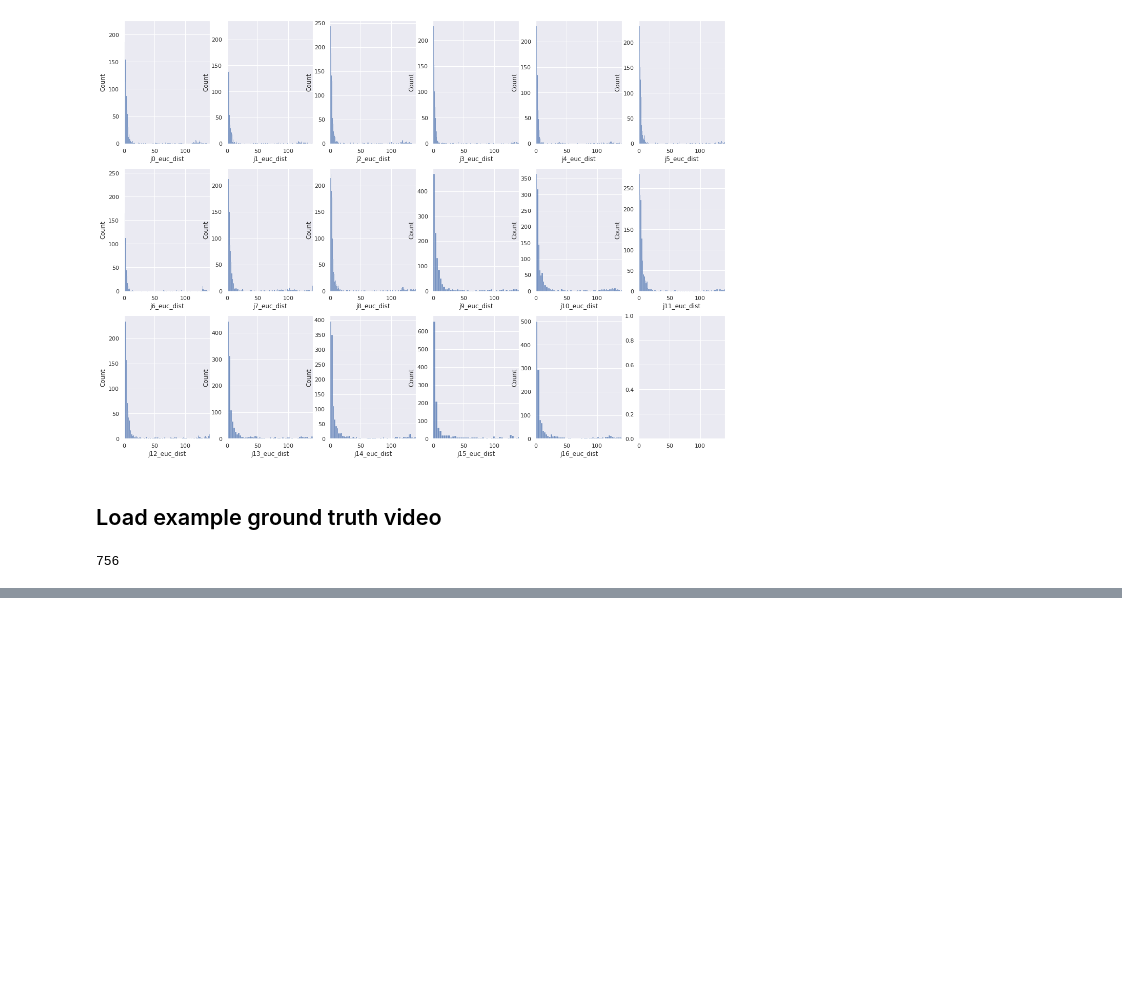
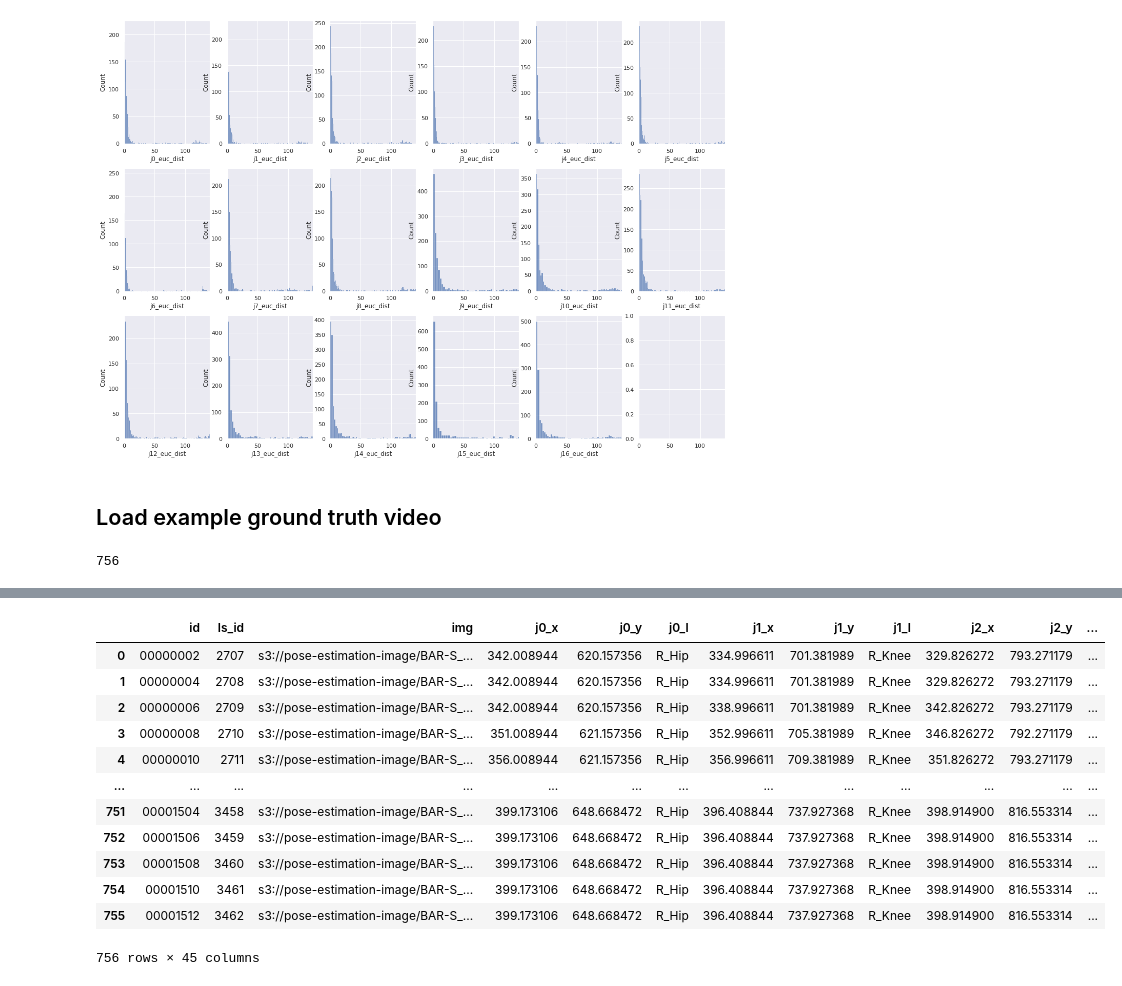
Before and after one commit to diwgan32/mmpose, a Jupyter notebook: TuMeke_Testing_Framework.ipynb, the cells around one changed output, grey strips where cells are left out. Drawn from its saved outputs; the diff is of its cells as text; code cells hidden in the pictures; blank space fills up the shorter version.

```diff
--- a/TuMeke_Testing_Framework.ipynb
+++ b/TuMeke_Testing_Framework.ipynb
@@ -466,0 +550,19 @@ plt.show()
+# %%
+#NOTE: IT APPEARS AS IF A ROW IS NOT RETURNED WHEN a frame is not labeled!!!
+
+pd.set_option("display.max_columns", None)
+gt_df
+# %% [output]
+|  | id | ls_id | img | j0_x | j0_y | j0_l | j1_x | j1_y | j1_l | j2_x | j2_y | ... |
+| 0 | 00000002 | 2707 | s3://pose-estimation-image/BAR-S_... | 342.008944 | 620.157356 | R_Hip | 334.996611 | 701.381989 | R_Knee | 329.826272 | 793.271179 | ... |
+| 1 | 00000004 | 2708 | s3://pose-estimation-image/BAR-S_... | 342.008944 | 620.157356 | R_Hip | 334.996611 | 701.381989 | R_Knee | 329.826272 | 793.271179 | ... |
+| 2 | 00000006 | 2709 | s3://pose-estimation-image/BAR-S_... | 342.008944 | 620.157356 | R_Hip | 338.996611 | 701.381989 | R_Knee | 342.826272 | 793.271179 | ... |
+| 3 | 00000008 | 2710 | s3://pose-estimation-image/BAR-S_... | 351.008944 | 621.157356 | R_Hip | 352.996611 | 705.381989 | R_Knee | 346.826272 | 792.271179 | ... |
+| 4 | 00000010 | 2711 | s3://pose-estimation-image/BAR-S_... | 356.008944 | 621.157356 | R_Hip | 356.996611 | 709.381989 | R_Knee | 351.826272 | 793.271179 | ... |
+| ... | ... | ... | ... | ... | ... | ... | ... | ... | ... | ... | ... | ... |
+| 751 | 00001504 | 3458 | s3://pose-estimation-image/BAR-S_... | 399.173106 | 648.668472 | R_Hip | 396.408844 | 737.927368 | R_Knee | 398.914900 | 816.553314 | ... |
+| 752 | 00001506 | 3459 | s3://pose-estimation-image/BAR-S_... | 399.173106 | 648.668472 | R_Hip | 396.408844 | 737.927368 | R_Knee | 398.914900 | 816.553314 | ... |
+| 753 | 00001508 | 3460 | s3://pose-estimation-image/BAR-S_... | 399.173106 | 648.668472 | R_Hip | 396.408844 | 737.927368 | R_Knee | 398.914900 | 816.553314 | ... |
+| 754 | 00001510 | 3461 | s3://pose-estimation-image/BAR-S_... | 399.173106 | 648.668472 | R_Hip | 396.408844 | 737.927368 | R_Knee | 398.914900 | 816.553314 | ... |
+| 755 | 00001512 | 3462 | s3://pose-estimation-image/BAR-S_... | 399.173106 | 648.668472 | R_Hip | 396.408844 | 737.927368 | R_Knee | 398.914900 | 816.553314 | ... |
+756 rows × 45 columns
```
Also changed, not shown: parts of 18 cells of this notebook.
